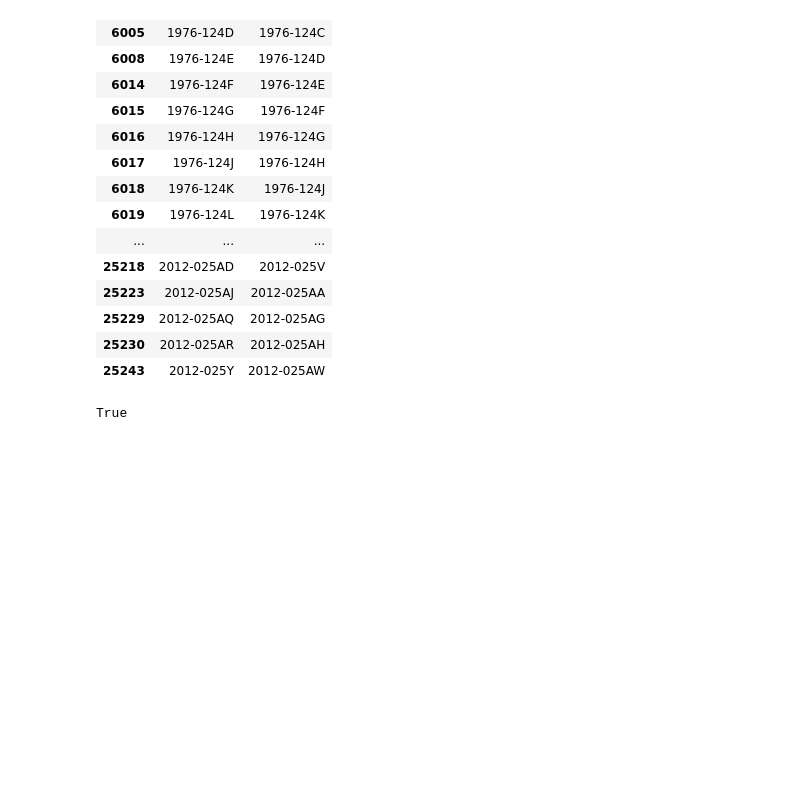
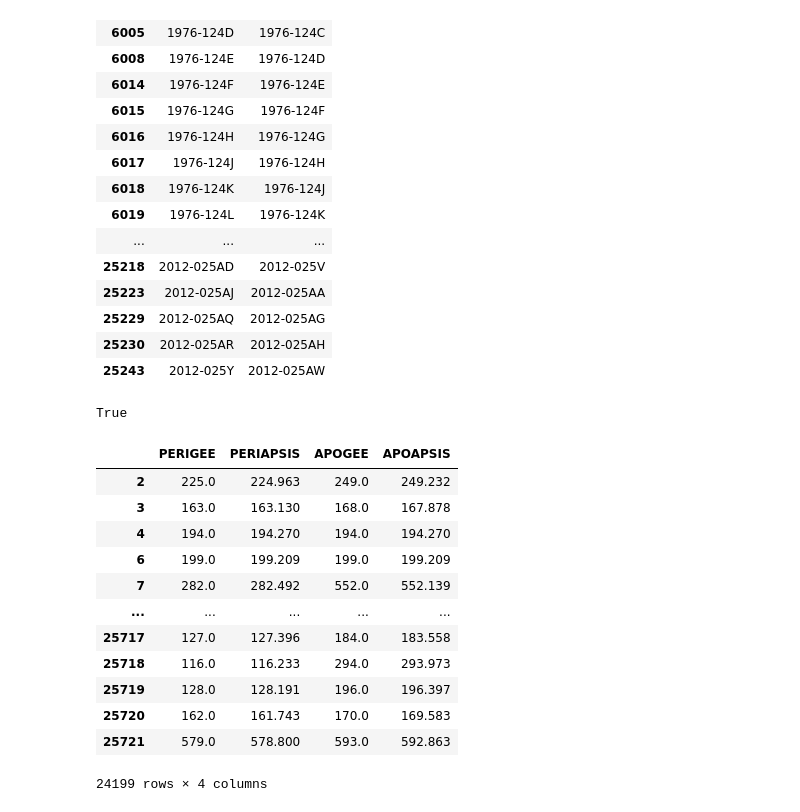
Before and after one commit to brianna404/DS_SpaceDebris, a Jupyter notebook: Code/DS_DataPreparation_Combine.ipynb, the cells around one changed output. Drawn from its saved outputs; the diff is of its cells as text; code cells hidden in the pictures; blank space fills up the shorter version.

```diff
--- a/Code/DS_DataPreparation_Combine.ipynb
+++ b/Code/DS_DataPreparation_Combine.ipynb
@@ -361,3 +369,20 @@ True
 # %%
 # drop OBJECT_NAME
 combined_df.drop(columns=['OBJECT_NAME'], inplace=True)
+# %%
+# compare PERIGEE/APOGEE with PERIAPSIS and APOAPSIS
+combined_df[['PERIGEE', 'PERIAPSIS', 'APOGEE', 'APOAPSIS']]
+# %% [output]
+|  | PERIGEE | PERIAPSIS | APOGEE | APOAPSIS |
+| 2 | 225.0 | 224.963 | 249.0 | 249.232 |
+| 3 | 163.0 | 163.130 | 168.0 | 167.878 |
+| 4 | 194.0 | 194.270 | 194.0 | 194.270 |
+| 6 | 199.0 | 199.209 | 199.0 | 199.209 |
+| 7 | 282.0 | 282.492 | 552.0 | 552.139 |
+| ... | ... | ... | ... | ... |
+| 25717 | 127.0 | 127.396 | 184.0 | 183.558 |
+| 25718 | 116.0 | 116.233 | 294.0 | 293.973 |
+| 25719 | 128.0 | 128.191 | 196.0 | 196.397 |
+| 25720 | 162.0 | 161.743 | 170.0 | 169.583 |
+| 25721 | 579.0 | 578.800 | 593.0 | 592.863 |
+24199 rows × 4 columns
```
Also changed, not shown: parts of 7 cells of this notebook, 29 other files.
